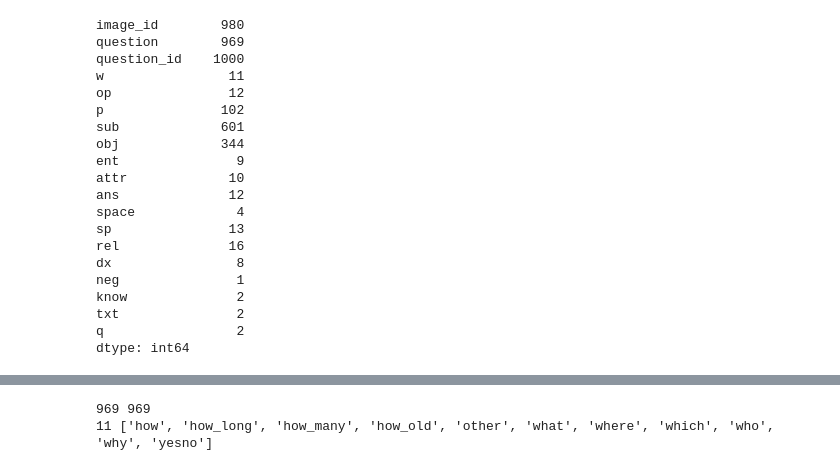
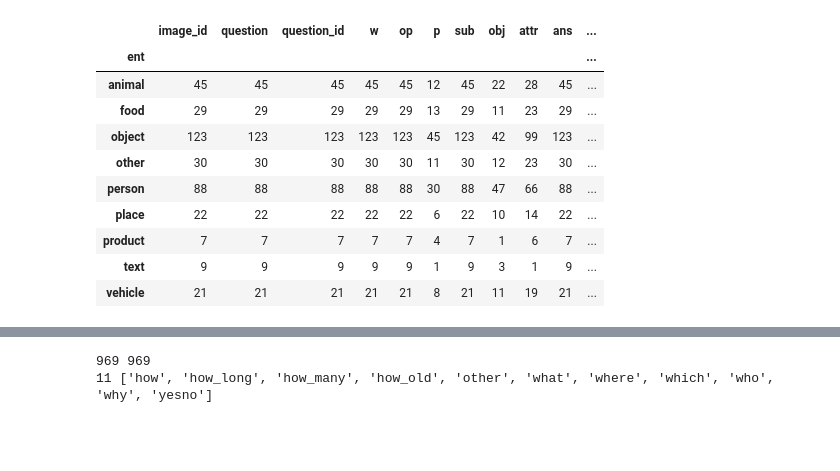
Before and after one commit to unolop/HPA, a Jupyter notebook: analysis/notebook/question_type.ipynb, the cells around one changed output, grey strips where cells are left out. Drawn from its saved outputs; the diff is of its cells as text; code cells hidden in the pictures; blank space fills up the shorter version.

```diff
--- a/analysis/notebook/question_type.ipynb
+++ b/analysis/notebook/question_type.ipynb
@@ -43,24 +39,0 @@ e.g.
-# %%
-unique_counts = sdf.apply(lambda x: x.map(tuple) if isinstance(x.iloc[0], list) else x).nunique()
-print(unique_counts)
-# %% [output]
-image_id        980
-question        969
-question_id    1000
-w                11
-op               12
-p               102
-sub             601
-obj             344
-ent               9
-attr             10
-ans              12
-space             4
-sp               13
-rel              16
-dx                8
-neg               1
-know              2
-txt               2
-q                 2
-dtype: int64
@@ -70,0 +51,14 @@ model = SentenceTransformer("all-MiniLM-L12-v2")
+# %%
+hsdf.groupby(['ent']).count()
+# %% [output]
+|  | image_id | question | question_id | w | op | p | sub | obj | attr | ans | ... |
+| ent |  |  |  |  |  |  |  |  |  |  | ... |
+| animal | 45 | 45 | 45 | 45 | 45 | 12 | 45 | 22 | 28 | 45 | ... |
+| food | 29 | 29 | 29 | 29 | 29 | 13 | 29 | 11 | 23 | 29 | ... |
+| object | 123 | 123 | 123 | 123 | 123 | 45 | 123 | 42 | 99 | 123 | ... |
+| other | 30 | 30 | 30 | 30 | 30 | 11 | 30 | 12 | 23 | 30 | ... |
+| person | 88 | 88 | 88 | 88 | 88 | 30 | 88 | 47 | 66 | 88 | ... |
+| place | 22 | 22 | 22 | 22 | 22 | 6 | 22 | 10 | 14 | 22 | ... |
+| product | 7 | 7 | 7 | 7 | 7 | 4 | 7 | 1 | 6 | 7 | ... |
+| text | 9 | 9 | 9 | 9 | 9 | 1 | 9 | 3 | 1 | 9 | ... |
+| vehicle | 21 | 21 | 21 | 21 | 21 | 8 | 21 | 11 | 19 | 21 | ... |
```
Also changed, not shown: parts of 7 cells of this notebook, 24 other files.
